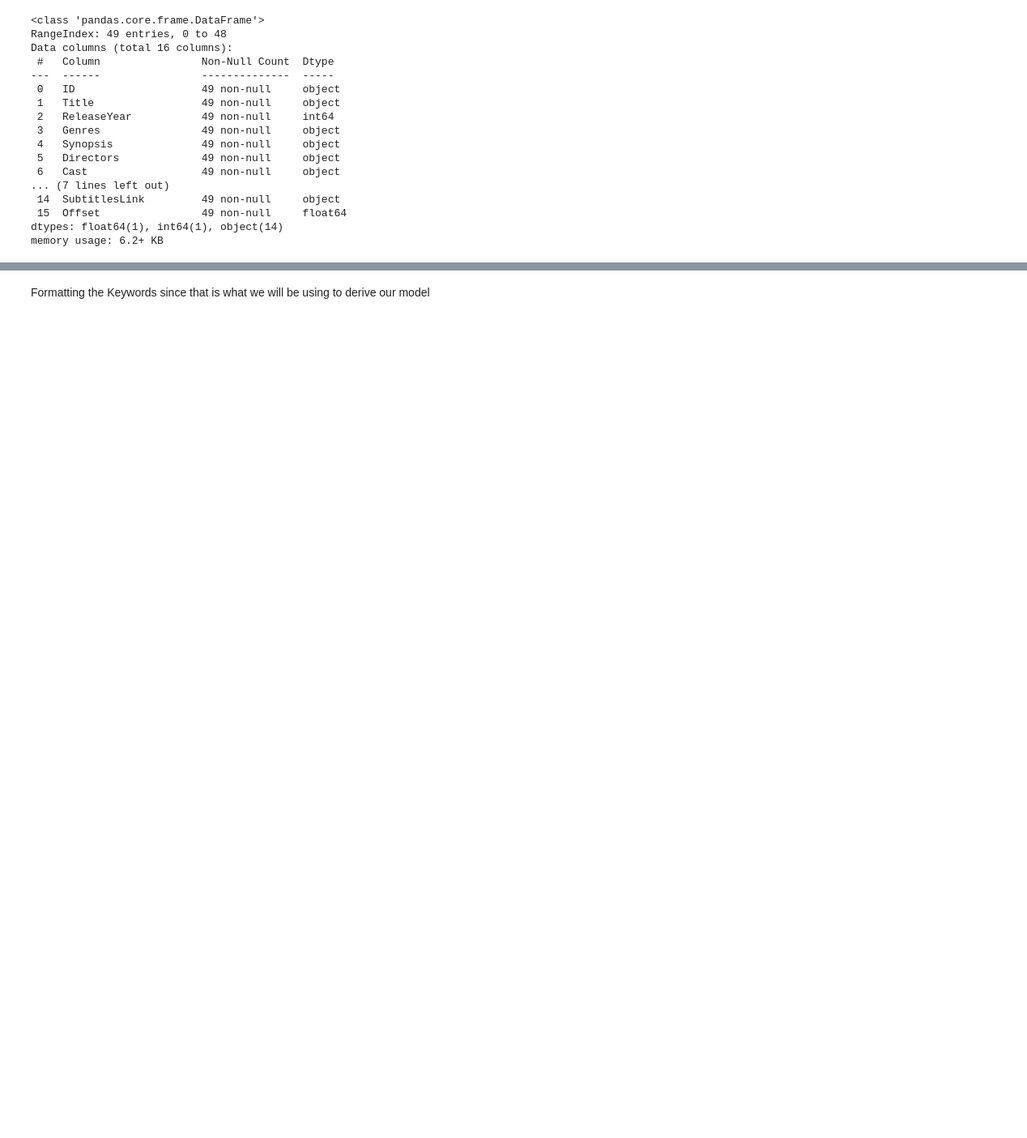
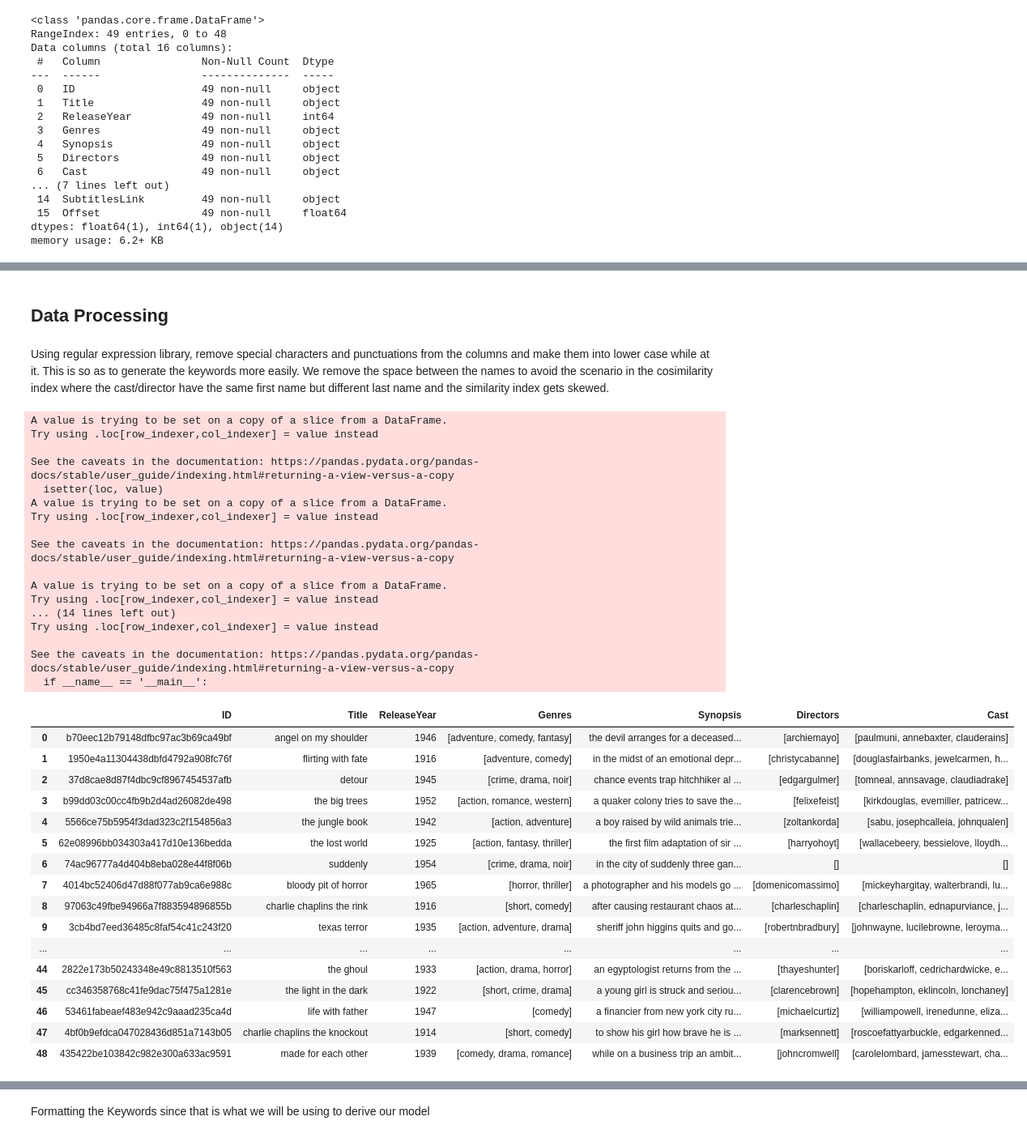
Before and after one commit to Thomas-George-T/Retro-Reel-Recommender, a Jupyter notebook: Retro_Reel_Recommender.ipynb, the cells around one changed output, grey strips where cells are left out. Shown at 81% size. Saved outputs shown, nothing was run; the diff lists cells and outputs as text; code cells hidden in the pictures; blank space fills up the shorter version.

```diff
--- a/Retro_Reel_Recommender.ipynb
+++ b/Retro_Reel_Recommender.ipynb
@@ -98,0 +117,56 @@ memory usage: 6.2+ KB
+# %% [markdown]
+## Data Processing
+# %% [markdown]
+Using regular expression library, remove special characters and punctuations from the columns and make them into lower case while at it. This is so as to generate the keywords more easily. We remove the space between the names to avoid the scenario in the cosimilarity index where the cast/director have the same first name but different last name and the similarity index gets skewed.
+# %%
+import re
+
+#set up punctuations to be replaced
+remove_punct_space = re.compile("(\.)|(\')|(\s)")
+remove_punct = re.compile("(\.)|(\')|(\:)|(\,)|(\-)|(\$)|(\")")
+# %%
+df4.iloc[4,4] = df4.iloc[4,4].replace('\r\n','')
+df4['Directors'] = df4['Directors'].map(lambda x : [ remove_punct_space.sub("", y.lower()) for y in x ])
+df4['Cast'] = df4['Cast'].map(lambda x : [ remove_punct_space.sub("", y.lower()) for y in x ])
+
+df4['Synopsis'] = df4['Synopsis'].map(lambda x: remove_punct.sub("", x.lower()))
+df4['Title'] = df4['Title'].map(lambda x: remove_punct.sub("", x.lower()))
+
+# Make the rest of the columns also lower case
+df4['Genres'] = df4['Genres'].map(lambda x: [ y.lower() for y in x ])
+df4
+# %% [output]
+A value is trying to be set on a copy of a slice from a DataFrame.
+Try using .loc[row_indexer,col_indexer] = value instead
+
+See the caveats in the documentation: https://pandas.pydata.org/pandas-docs/stable/user_guide/indexing.html#returning-a-view-versus-a-copy
+  isetter(loc, value)
+A value is trying to be set on a copy of a slice from a DataFrame.
+Try using .loc[row_indexer,col_indexer] = value instead
+
+See the caveats in the documentation: https://pandas.pydata.org/pandas-docs/stable/user_guide/indexing.html#returning-a-view-versus-a-copy
+
+A value is trying to be set on a copy of a slice from a DataFrame.
+Try using .loc[row_indexer,col_indexer] = value instead
+... (14 lines left out)
+Try using .loc[row_indexer,col_indexer] = value instead
+
+See the caveats in the documentation: https://pandas.pydata.org/pandas-docs/stable/user_guide/indexing.html#returning-a-view-versus-a-copy
+  if __name__ == '__main__':
+|  | ID | Title | ReleaseYear | Genres | Synopsis | Directors | Cast |
+| 0 | b70eec12b79148dfbc97ac3b69ca49bf | angel on my shoulder | 1946 | [adventure, comedy, fantasy] | the devil arranges for a deceased... | [archiemayo] | [paulmuni, annebaxter, clauderains] |
+| 1 | 1950e4a11304438dbfd4792a908fc76f | flirting with fate | 1916 | [adventure, comedy] | in the midst of an emotional depr... | [christycabanne] | [douglasfairbanks, jewelcarmen, h... |
+| 2 | 37d8cae8d87f4dbc9cf8967454537afb | detour | 1945 | [crime, drama, noir] | chance events trap hitchhiker al ... | [edgargulmer] | [tomneal, annsavage, claudiadrake] |
+| 3 | b99dd03c00cc4fb9b2d4ad26082de498 | the big trees | 1952 | [action, romance, western] | a quaker colony tries to save the... | [felixefeist] | [kirkdouglas, evemiller, patricew... |
+| 4 | 5566ce75b5954f3dad323c2f154856a3 | the jungle book | 1942 | [action, adventure] | a boy raised by wild animals trie... | [zoltankorda] | [sabu, josephcalleia, johnqualen] |
+| 5 | 62e08996bb034303a417d10e136bedda | the lost world | 1925 | [action, fantasy, thriller] | the first film adaptation of sir ... | [harryohoyt] | [wallacebeery, bessielove, lloydh... |
+| 6 | 74ac96777a4d404b8eba028e44f8f06b | suddenly | 1954 | [crime, drama, noir] | in the city of suddenly three gan... | [] | [] |
+| 7 | 4014bc52406d47d88f077ab9ca6e988c | bloody pit of horror | 1965 | [horror, thriller] | a photographer and his models go ... | [domenicomassimo] | [mickeyhargitay, walterbrandi, lu... |
+| 8 | 97063c49fbe94966a7f883594896855b | charlie chaplins the rink | 1916 | [short, comedy] | after causing restaurant chaos at... | [charleschaplin] | [charleschaplin, ednapurviance, j... |
+| 9 | 3cb4bd7eed36485c8faf54c41c243f20 | texas terror | 1935 | [action, adventure, drama] | sheriff john higgins quits and go... | [robertnbradbury] | [johnwayne, lucilebrowne, leroyma... |
+| ... | ... | ... | ... | ... | ... | ... | ... |
+| 44 | 2822e173b50243348e49c8813510f563 | the ghoul | 1933 | [action, drama, horror] | an egyptologist returns from the ... | [thayeshunter] | [boriskarloff, cedrichardwicke, e... |
+| 45 | cc346358768c41fe9dac75f475a1281e | the light in the dark | 1922 | [short, crime, drama] | a young girl is struck and seriou... | [clarencebrown] | [hopehampton, eklincoln, lonchaney] |
+| 46 | 53461fabeaef483e942c9aaad235ca4d | life with father | 1947 | [comedy] | a financier from new york city ru... | [michaelcurtiz] | [williampowell, irenedunne, eliza... |
+| 47 | 4bf0b9efdca047028436d851a7143b05 | charlie chaplins the knockout | 1914 | [short, comedy] | to show his girl how brave he is ... | [marksennett] | [roscoefattyarbuckle, edgarkenned... |
+| 48 | 435422be103842c982e300a633ac9591 | made for each other | 1939 | [comedy, drama, romance] | while on a business trip an ambit... | [johncromwell] | [carolelombard, jamesstewart, cha... |
```
Also changed, not shown: parts of 12 cells of this notebook.
